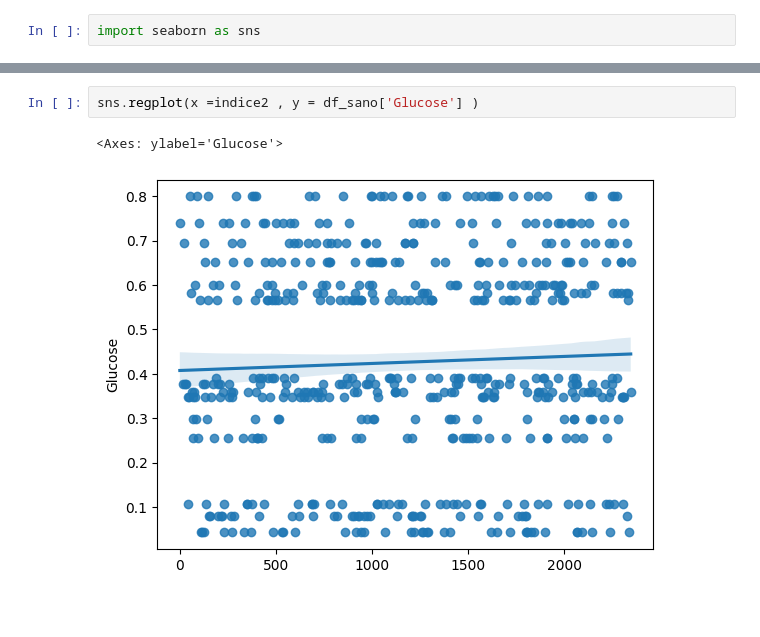
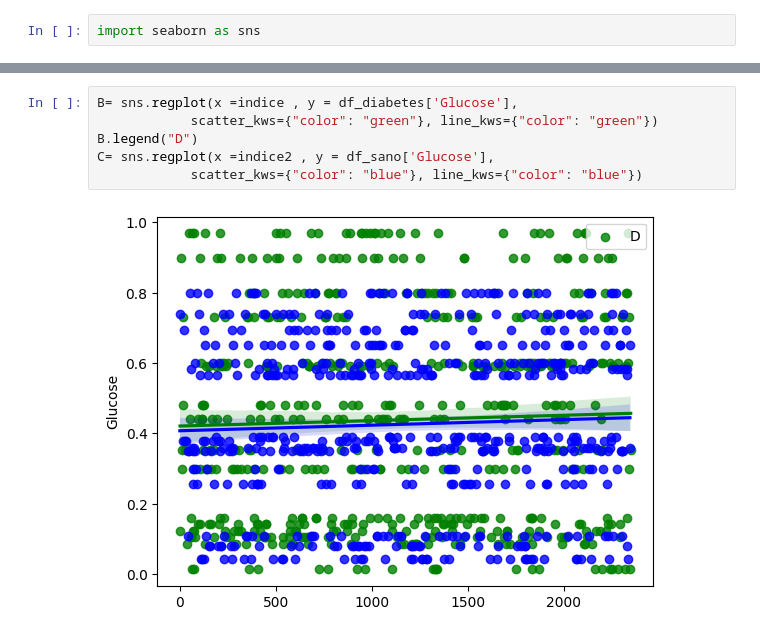
Before and after one commit to borisValdez/DataScience, a Jupyter notebook: ProyectoDS_ParteI_Boris.ipynb, the cells around one changed output, grey strips where cells are left out. Saved outputs shown, nothing was run; the diff lists cells and outputs as text; blank space fills up the shorter version.

```diff
--- a/ProyectoDS_ParteI_Boris.ipynb
+++ b/ProyectoDS_ParteI_Boris.ipynb
@@ -179,5 +185,8 @@ sns.regplot(x =indice , y = df_diabetes['Glucose'] )
-# %%
-sns.regplot(x =indice2 , y = df_sano['Glucose'] )
-# %% [output]
-<Axes: ylabel='Glucose'>
-[figure, removed]
+# %%
+B= sns.regplot(x =indice , y = df_diabetes['Glucose'],
+            scatter_kws={"color": "green"}, line_kws={"color": "green"})
+B.legend("D")
+C= sns.regplot(x =indice2 , y = df_sano['Glucose'],
+            scatter_kws={"color": "blue"}, line_kws={"color": "blue"})
+# %% [output]
+[figure, added]
```
Also changed, not shown: parts of 14 cells of this notebook.
